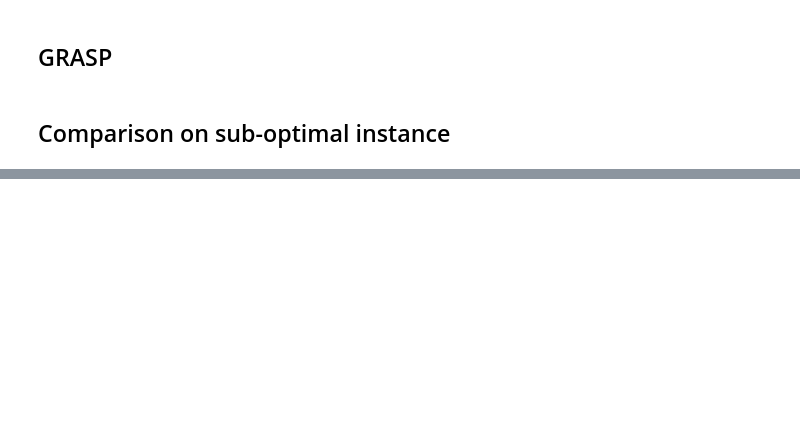
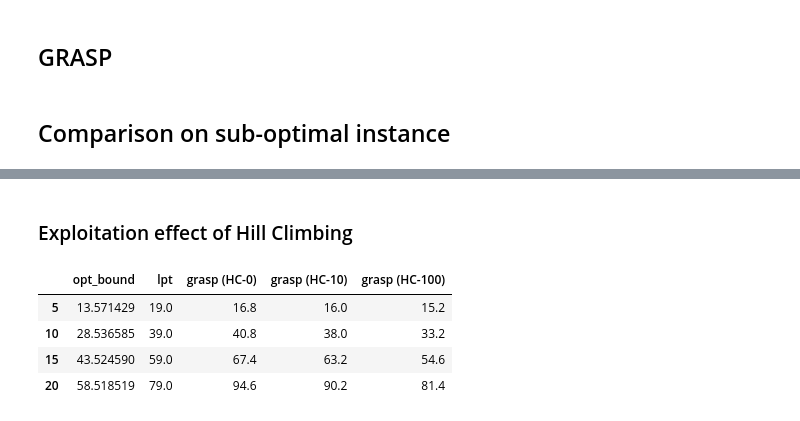
Before and after one commit to matyama/makespan-poc, a Jupyter notebook: notebooks/grasp.ipynb, the cells around one changed output, grey strips where cells are left out. Cells and saved outputs as stored; diff of their text form; code cells hidden in the pictures; blank space fills up the shorter version.

```diff
--- a/notebooks/grasp.ipynb
+++ b/notebooks/grasp.ipynb
@@ -59,0 +64,14 @@ df.plot.barh(ylabel='norm. quality(GRASP)/quality(LPT)', xlabel='#resources (R)'
+# %% [markdown]
+### Exploitation effect of Hill Climbing
+# %%
+hc_iters_choices = [0, 10, 100]
+
+grasp_df = pd.DataFrame({f'grasp (HC-{hc_iters})': eval_subopt_grasp(hc_iters=hc_iters) for hc_iters in hc_iters_choices}, index=resources)
+
+pd.concat([lpt_df, grasp_df], axis=1)
+# %% [output]
+|  | opt_bound | lpt | grasp (HC-0) | grasp (HC-10) | grasp (HC-100) |
+| 5 | 13.571429 | 19.0 | 16.8 | 16.0 | 15.2 |
+| 10 | 28.536585 | 39.0 | 40.8 | 38.0 | 33.2 |
+| 15 | 43.524590 | 59.0 | 67.4 | 63.2 | 54.6 |
+| 20 | 58.518519 | 79.0 | 94.6 | 90.2 | 81.4 |
```
Also changed, not shown: parts of 10 cells of this notebook, 1 other file.
